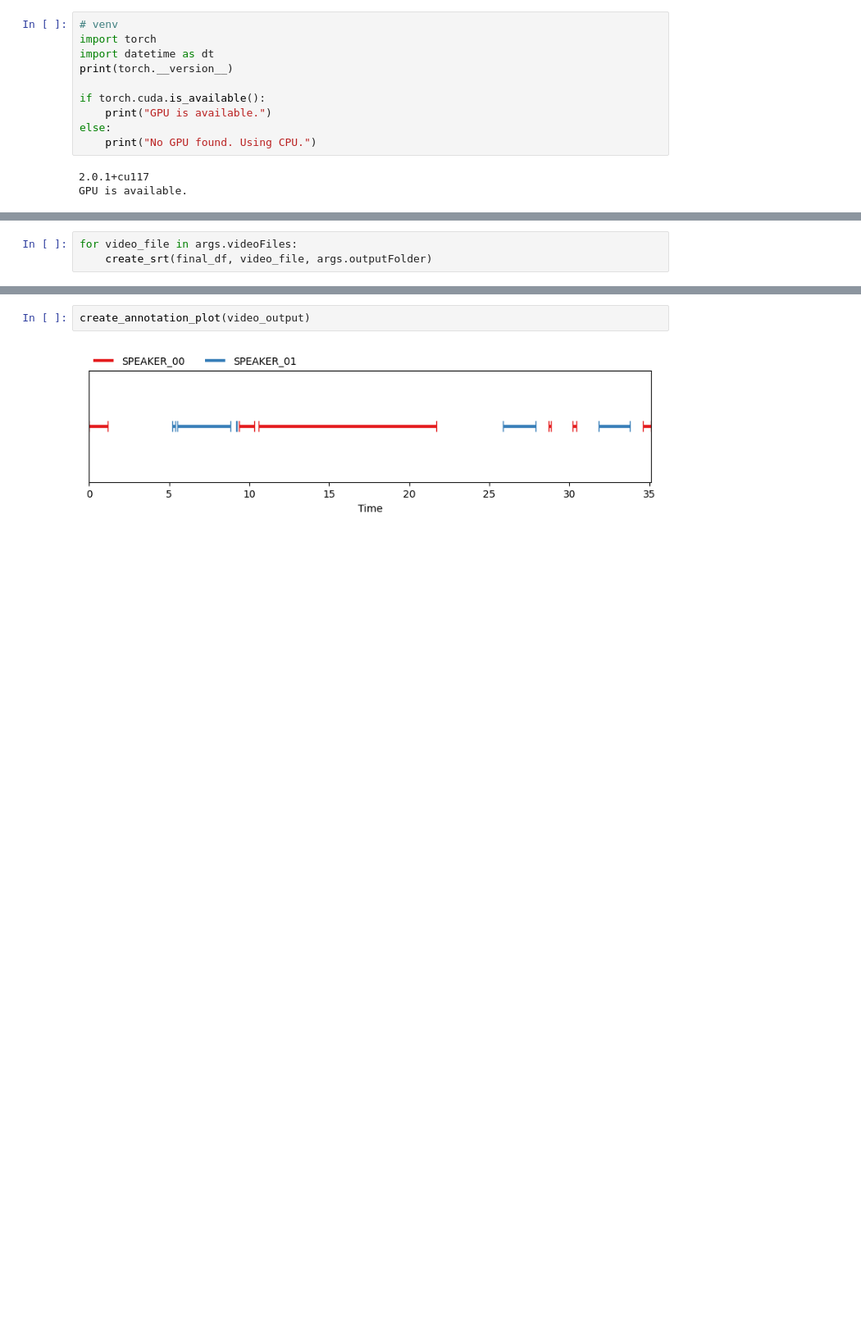
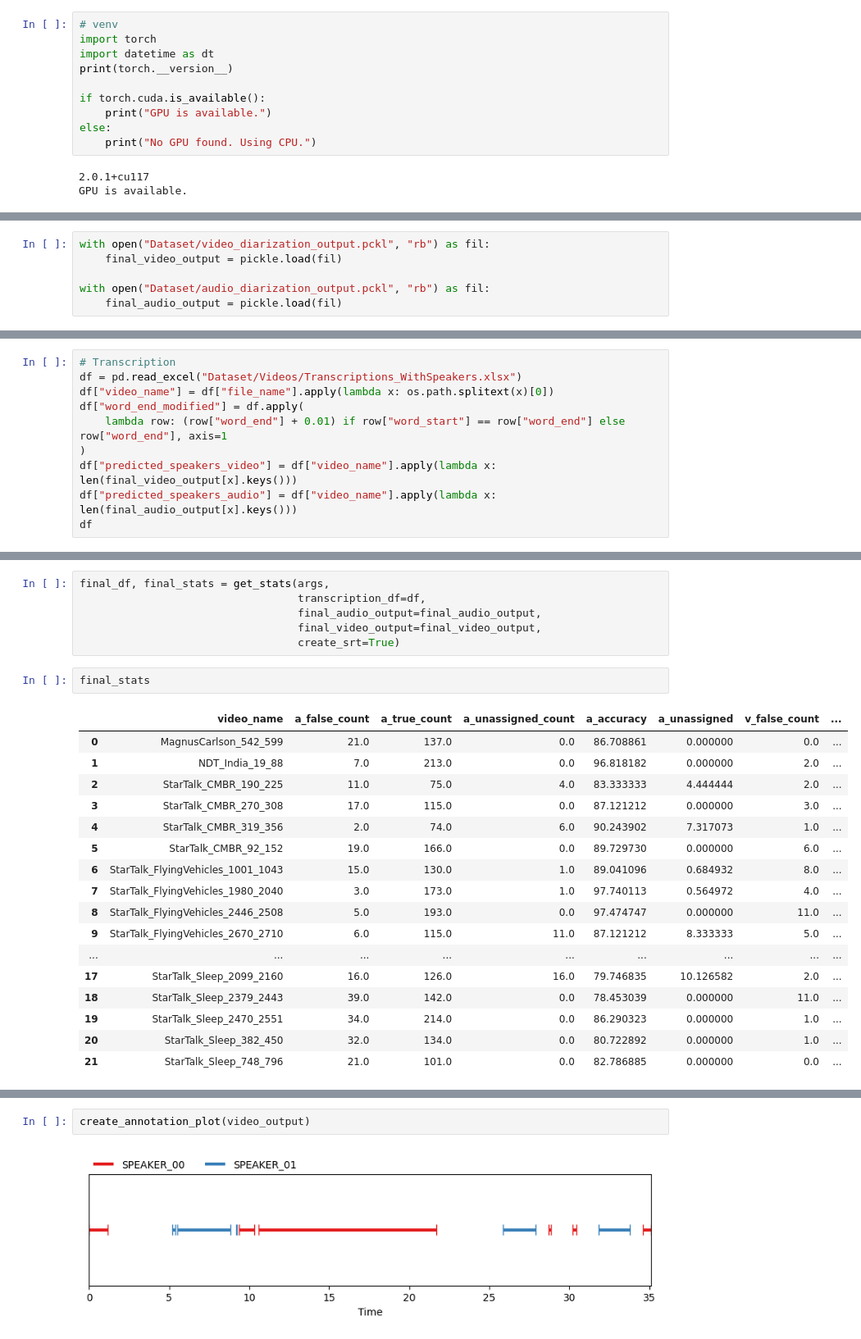
Before and after one commit to ghadwalsunil/WhoSaidThat, a Jupyter notebook: main.ipynb, the cells around one changed output, grey strips where cells are left out. Shown: that part at 82% size. Cells and saved outputs as stored; diff of their text form; blank space fills up the shorter version.

```diff
--- a/main.ipynb
+++ b/main.ipynb
@@ -694,3 +230,0 @@ temp
-# %%
-for video_file in args.videoFiles:
-    create_srt(final_df, video_file, args.outputFolder)
@@ -696,0 +253,6 @@ for video_file in args.videoFiles:
+# %%
+with open("Dataset/video_diarization_output.pckl", "rb") as fil:
+    final_video_output = pickle.load(fil)
+
+with open("Dataset/audio_diarization_output.pckl", "rb") as fil:
+    final_audio_output = pickle.load(fil)
@@ -696,0 +299,10 @@ for video_file in args.videoFiles:
+# %%
+# Transcription
+df = pd.read_excel("Dataset/Videos/Transcriptions_WithSpeakers.xlsx")
+df["video_name"] = df["file_name"].apply(lambda x: os.path.splitext(x)[0])
+df["word_end_modified"] = df.apply(
+    lambda row: (row["word_end"] + 0.01) if row["word_start"] == row["word_end"] else row["word_end"], axis=1
+)
+df["predicted_speakers_video"] = df["video_name"].apply(lambda x: len(final_video_output[x].keys()))
+df["predicted_speakers_audio"] = df["video_name"].apply(lambda x: len(final_audio_output[x].keys()))
+df
@@ -696,0 +388,26 @@ for video_file in args.videoFiles:
+# %%
+final_df, final_stats = get_stats(args,
+                                  transcription_df=df,
+                                  final_audio_output=final_audio_output,
+                                  final_video_output=final_video_output,
+                                  create_srt=True)
+# %%
+final_stats
+# %% [output]
+|  | video_name | a_false_count | a_true_count | a_unassigned_count | a_accuracy | a_unassigned | v_false_count | ... |
+| 0 | MagnusCarlson_542_599 | 21.0 | 137.0 | 0.0 | 86.708861 | 0.000000 | 0.0 | ... |
+| 1 | NDT_India_19_88 | 7.0 | 213.0 | 0.0 | 96.818182 | 0.000000 | 2.0 | ... |
+| 2 | StarTalk_CMBR_190_225 | 11.0 | 75.0 | 4.0 | 83.333333 | 4.444444 | 2.0 | ... |
+| 3 | StarTalk_CMBR_270_308 | 17.0 | 115.0 | 0.0 | 87.121212 | 0.000000 | 3.0 | ... |
+| 4 | StarTalk_CMBR_319_356 | 2.0 | 74.0 | 6.0 | 90.243902 | 7.317073 | 1.0 | ... |
+| 5 | StarTalk_CMBR_92_152 | 19.0 | 166.0 | 0.0 | 89.729730 | 0.000000 | 6.0 | ... |
+| 6 | StarTalk_FlyingVehicles_1001_1043 | 15.0 | 130.0 | 1.0 | 89.041096 | 0.684932 | 8.0 | ... |
+| 7 | StarTalk_FlyingVehicles_1980_2040 | 3.0 | 173.0 | 1.0 | 97.740113 | 0.564972 | 4.0 | ... |
+| 8 | StarTalk_FlyingVehicles_2446_2508 | 5.0 | 193.0 | 0.0 | 97.474747 | 0.000000 | 11.0 | ... |
+| 9 | StarTalk_FlyingVehicles_2670_2710 | 6.0 | 115.0 | 11.0 | 87.121212 | 8.333333 | 5.0 | ... |
+| ... | ... | ... | ... | ... | ... | ... | ... | ... |
+| 17 | StarTalk_Sleep_2099_2160 | 16.0 | 126.0 | 16.0 | 79.746835 | 10.126582 | 2.0 | ... |
+| 18 | StarTalk_Sleep_2379_2443 | 39.0 | 142.0 | 0.0 | 78.453039 | 0.000000 | 11.0 | ... |
+| 19 | StarTalk_Sleep_2470_2551 | 34.0 | 214.0 | 0.0 | 86.290323 | 0.000000 | 1.0 | ... |
+| 20 | StarTalk_Sleep_382_450 | 32.0 | 134.0 | 0.0 | 80.722892 | 0.000000 | 1.0 | ... |
+| 21 | StarTalk_Sleep_748_796 | 21.0 | 101.0 | 0.0 | 82.786885 | 0.000000 | 0.0 | ... |
```
Also changed, not shown: parts of 26 cells of this notebook, 2 other files.
